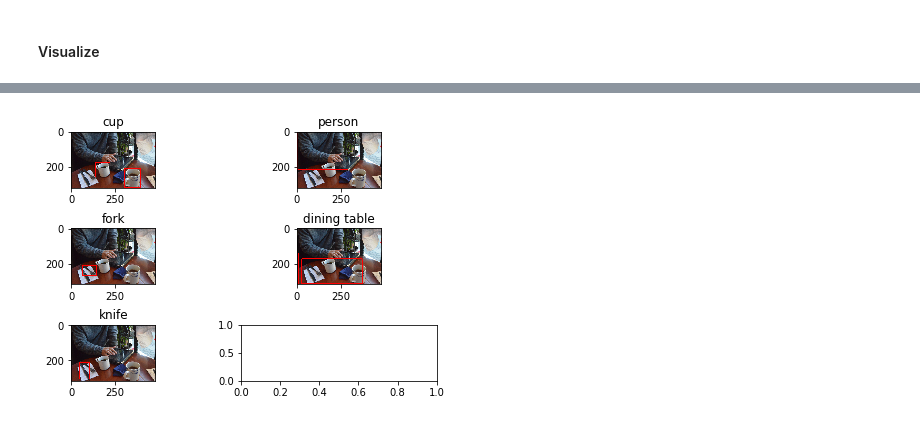
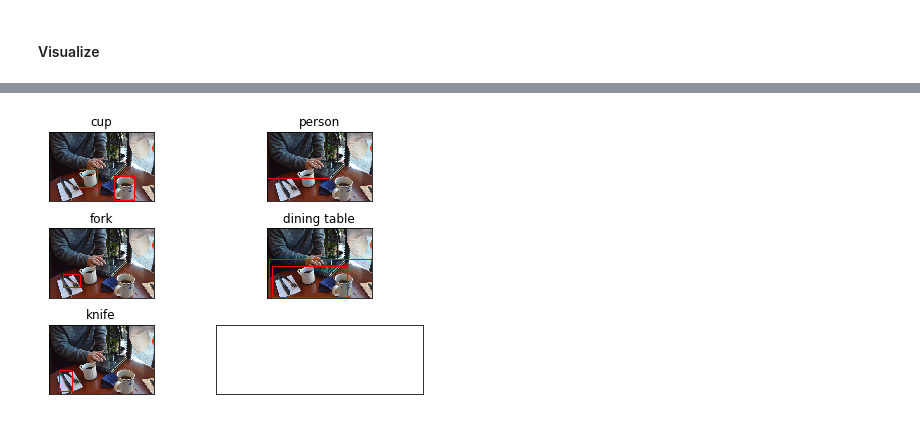
Before and after one commit to t-kuha/jupyter-notebook, a Jupyter notebook: nn/tf_obj_det/app.ipynb, the cells around one changed output, grey strips where cells are left out. Cells and saved outputs as stored; diff of their text form; code cells hidden in the pictures.

```diff
--- a/nn/tf_obj_det/app.ipynb
+++ b/nn/tf_obj_det/app.ipynb
@@ -130,13 +130,20 @@ Text(0.5, 1.0, 'Original')
 # %%
 N = len(new_images)
 fig, axs = plt.subplots(int(np.ceil(N/2)), 2, constrained_layout=True)
 
 p = 0;
 for cls in new_images.keys():
     axs[int(np.floor(p/2)),p%2].imshow(new_images.get(cls))
     axs[int(np.floor(p/2)),p%2].set_title(client.category_index[cls]['name'])
+    axs[int(np.floor(p/2)),p%2].get_xaxis().set_visible(False)
+    axs[int(np.floor(p/2)),p%2].get_yaxis().set_visible(False)
     p += 1
 
+if p != int(np.ceil(N/2))*2:
+    for n in range(p, int(np.ceil(N/2))*2):
+        axs[int(np.floor(n/2)),n%2].get_xaxis().set_visible(False)
+        axs[int(np.floor(n/2)),n%2].get_yaxis().set_visible(False)
+
 plt.show()
 # %% [output]
-[figure, old version]
+[figure, new version]
```
Also changed, not shown: parts of 3 cells of this notebook.
